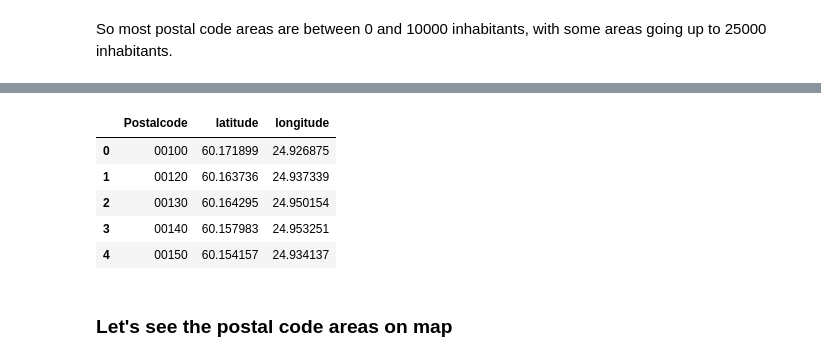
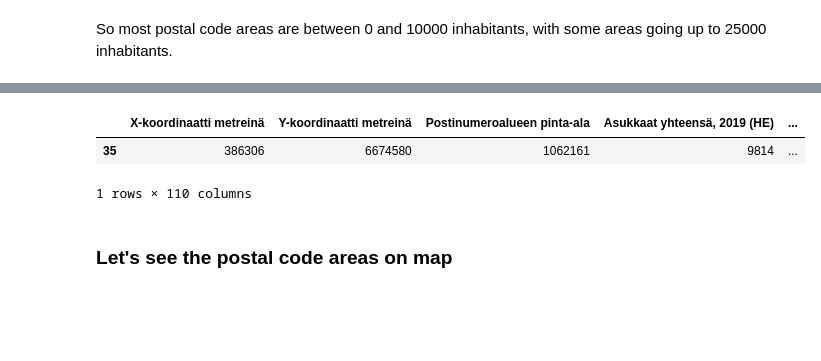
Before and after one commit to vesas/Coursera_Capstone, a Jupyter notebook: capstone/goodcoffee.ipynb, the cells around one changed output, grey strips where cells are left out. Cells and saved outputs as stored; diff of their text form; code cells hidden in the pictures; blank space fills up the shorter version.

```diff
--- a/capstone/goodcoffee.ipynb
+++ b/capstone/goodcoffee.ipynb
@@ -64,6 +64,8 @@ postalareas_df = postalareas_df.drop('Postinumeroalue',axis=1)
 # strip the city name from the areanames
 postalareas_df['Areaname'] = postalareas_df['Areaname'].map(lambda x: x.replace(' (Helsinki)','').replace(' (Vantaa)','').replace(' (Espoo)','').replace(' (Kauniainen)',''))
 
+postalareas_df = postalareas_df.replace('...', 0)
+postalareas_df = postalareas_df.astype({'Opiskelijat, 2018 (PT)': int, 'Eläkeläiset, 2018 (PT)': int })
 # show results
 postalareas_df.head()
 # %% [output]
@@ -124,39 +126,37 @@ from pyproj import Transformer
 
 # This is the target coordinate system that Foursquare understands
 crs_4326 = CRS("WGS84")
 
 # The source data is in this coordinate system
 etrs_fin = CRS("ETRS89 / TM35FIN(E,N)")
 
 # Create a transformer between source and target coordinate systems
 transformer = Transformer.from_crs(etrs_fin, crs_4326)
 
 latitudes = []
 longitudes = []
 
 # Transform each row in the dataframe separately
 for i, row in postalareas_df.iterrows():
     xx = row['X-koordinaatti metreinä']
     yy = row['Y-koordinaatti metreinä']
 
     res = transformer.transform(xx, yy)
 
     latitudes.append(res[0])
     longitudes.append(res[1])
 
 # Add the transformed data back to the dataframe
 postalareas_df['latitude'] = latitudes
 postalareas_df['longitude'] = longitudes
 postalareas_df[['Postalcode','latitude','longitude']].head()
 
+postalareas_df[postalareas_df['Postalcode']=='00510']
 # So now we have nice data of the location of each postal code, ready to be used as a source in mapping
 # %% [output]
-|  | Postalcode | latitude | longitude |
-| 0 | 00100 | 60.171899 | 24.926875 |
-| 1 | 00120 | 60.163736 | 24.937339 |
-| 2 | 00130 | 60.164295 | 24.950154 |
-| 3 | 00140 | 60.157983 | 24.953251 |
-| 4 | 00150 | 60.154157 | 24.934137 |
+|  | X-koordinaatti metreinä | Y-koordinaatti metreinä | Postinumeroalueen pinta-ala | Asukkaat yhteensä, 2019 (HE) | ... |
+| 35 | 386306 | 6674580 | 1062161 | 9814 | ... |
+1 rows × 110 columns
 # %% [markdown]
 ### Let's see the postal code areas on map
 # %%
```
Also changed, not shown: parts of 19 cells of this notebook.
